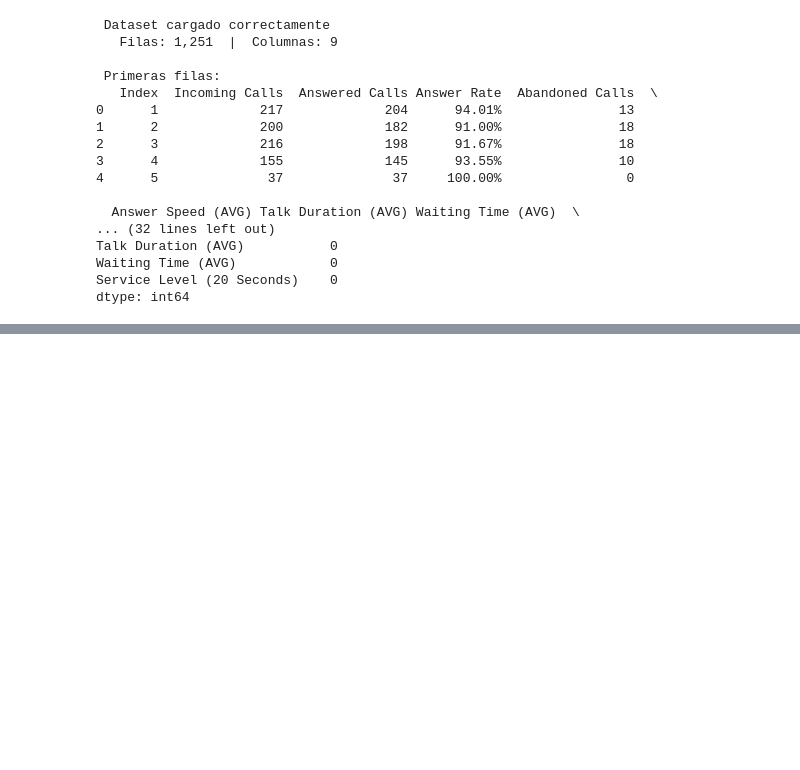
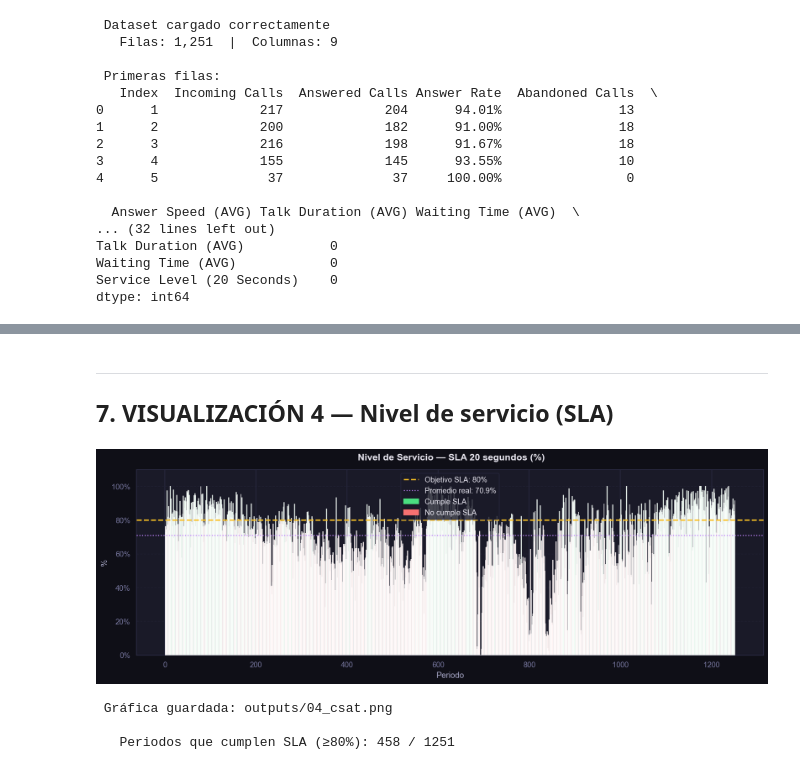
Before and after one commit to JhonlunKnox/Analysis-Call-Center, a Jupyter notebook: notebooks/Analysis.ipynb, the cells around one changed output, grey strips where cells are left out. Drawn from its saved outputs; the diff is of its cells as text; code cells hidden in the pictures; blank space fills up the shorter version.

```diff
--- a/notebooks/Analysis.ipynb
+++ b/notebooks/Analysis.ipynb
@@ -101,0 +291,50 @@ max                   NaN                        NaN
+# %% [markdown]
+---
+## 7. VISUALIZACIÓN 4 — Nivel de servicio (SLA)
+# %%
+# ── GRÁFICA 4: Nivel de servicio (Service Level 20s) ────────────────────────
+if 'Service Level (20 Seconds)' in df.columns:
+    fig, ax = plt.subplots(figsize=(14, 5))
+    fig.patch.set_facecolor('#0f0f17')
+    ax.set_facecolor('#1a1a28')
+
+    x = df['Periodo'] if 'Periodo' in df.columns else df.index
+    sla = df['Service Level (20 Seconds)']
+
+    # Colorear barras según si cumplen el SLA objetivo (≥80%)
+    SLA_TARGET = 80
+    bar_colors = [GREEN if v >= SLA_TARGET else RED for v in sla]
+    ax.bar(x, sla, color=bar_colors, alpha=0.85, zorder=3)
+
+    # Línea objetivo
+    ax.axhline(SLA_TARGET, color=YELLOW, linestyle='--', linewidth=2,
+               label=f'Objetivo SLA: {SLA_TARGET}%', zorder=5)
+    ax.axhline(sla.mean(), color=ACCENT, linestyle=':', linewidth=1.5,
+               label=f'Promedio real: {sla.mean():.1f}%', zorder=5)
+
+    green_patch = mpatches.Patch(color=GREEN, label='Cumple SLA')
+    red_patch   = mpatches.Patch(color=RED,   label='No cumple SLA')
+    handles, labels = ax.get_legend_handles_labels()
+    ax.legend(handles=handles + [green_patch, red_patch],
+              facecolor='#1a1a28', edgecolor='#2a2a42', labelcolor='#e8e6f0')
+
+    ax.set_title(' Nivel de Servicio — SLA 20 segundos (%)',
+                 fontsize=14, color='#e8e6f0', fontweight='bold', pad=14)
+    ax.set_xlabel('Periodo'); ax.set_ylabel('%')
+    ax.set_ylim(0, 110)
+    ax.yaxis.set_major_formatter(mtick.PercentFormatter())
+    ax.yaxis.grid(True, linestyle='--', alpha=0.4)
+    ax.set_axisbelow(True)
+
+    plt.tight_layout()
+    plt.savefig('../outputs/04_csat.png', dpi=150, bbox_inches='tight',
+                facecolor='#0f0f17')
+    plt.show()
+    print(' Gráfica guardada: outputs/04_csat.png')
+    print(f'\n   Periodos que cumplen SLA (≥{SLA_TARGET}%): '
+          f'{(sla >= SLA_TARGET).sum()} / {len(sla)}')
+# %% [output]
+[figure, added]
+ Gráfica guardada: outputs/04_csat.png
+
+   Periodos que cumplen SLA (≥80%): 458 / 1251
```
Also changed, not shown: parts of 22 cells of this notebook, 5 other files.
